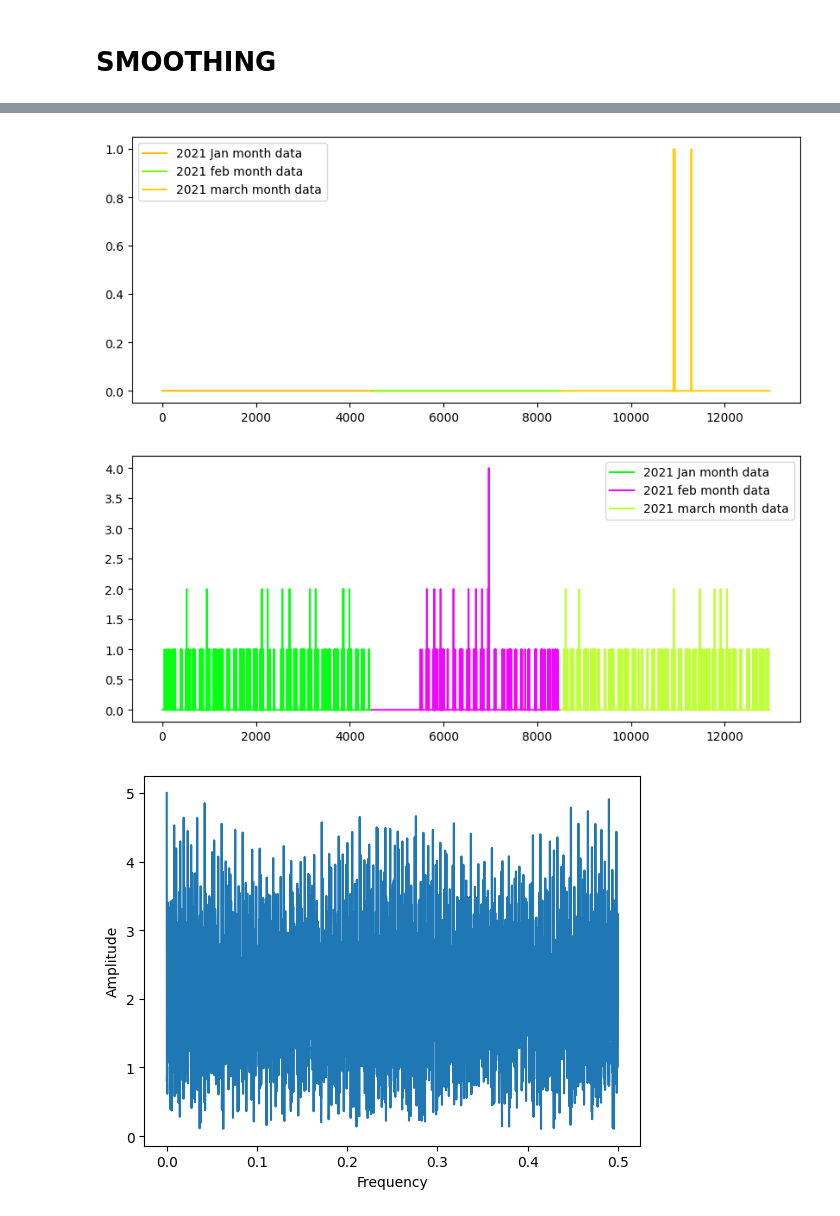
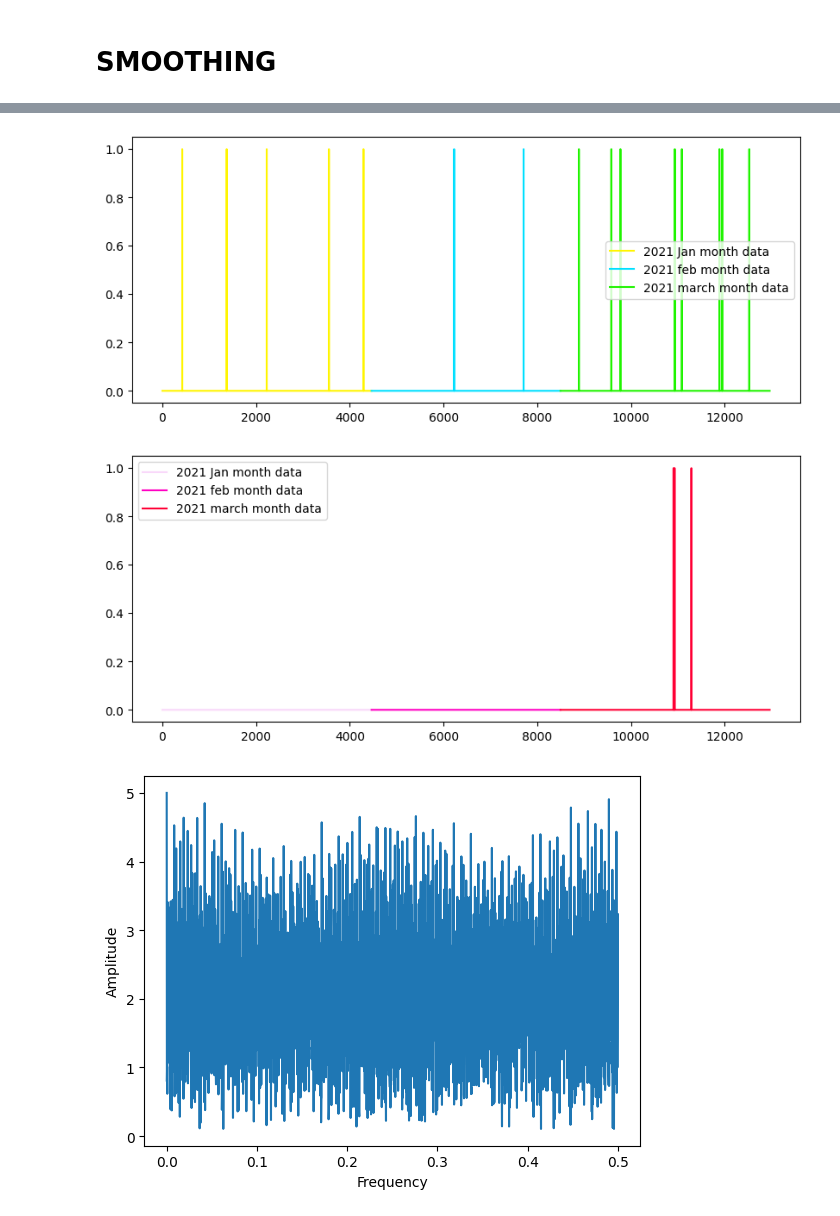
Before and after one commit to SoftwareApplicatiokn/newyork_taxi, a Jupyter notebook: taxi2020.ipynb, the cells around one changed output, grey strips where cells are left out. Cells and saved outputs as stored; diff of their text form; code cells hidden in the pictures.

```diff
--- a/taxi2020.ipynb
+++ b/taxi2020.ipynb
@@ -596,7 +637,7 @@ Final groupbying..
 # we got an observation that there are some pickpbins that doesnt have any pickups
 def return_unq_pickup_bins(frame):
     values = []
-    for i in range(1,266):
+    for i in range(1,70):
         new = frame[frame['PULocationID'] == i]
         list_unq = list(set(new['pickup_bins']))
         list_unq.sort()
@@ -617,7 +658,7 @@ mar_2021_unique = return_unq_pickup_bins(mar_2021_frame)
 # %%
 # 31일 * 24시간 * 60분 / 10분 = 4464
 # 최대가 4464겠지
-for i in range(1, 266):
+for i in range(1, 70):
     print(i, "번째 구역에서 10분 간격안에 픽업 데이터가 없는 경우의 개수", 4464-len(set(jan_2020_unique[i-1])))
     print("-"* 60)
 # %% [output]
@@ -645,7 +686,7 @@ for i in range(1, 266):
 def fill_missing(count_values, values):
     smoothed_regions = []
     ind = 0
-    for r in range(1, 266): # 각 구역마다
+    for r in range(1, 70): # 각 구역마다
         smoothed_bins = []
         for i in range(4464):
             if i in values[r-1]: # interval 안에 탑승 기록이 있으면
@@ -757,7 +798,7 @@ regions_cum = []
 # that are happened for three months in 2021 data
 
 # i -> i-1, i+1 -> i
-for i in range(1,266):
+for i in range(1,70):
     regions_cum.append(jan_2021_smooth[4464*(i-1):4464*i]+feb_2021_smooth[4032*(i-1):4032*i]+mar_2021_smooth[4464*(i-1):4464*i])
 
 # print(len(regions_cum))
@@ -775,20 +816,20 @@ print(len(regions_cum[0]))
 # %%
 def uniqueish_color():
     """There're better ways to generate unique colors, but this isn't awful."""
     return plt.cm.gist_ncar(np.random.random())
 first_x = list(range(0,4464))
 second_x = list(range(4464,8496))
 third_x = list(range(8496,12960))
 for i in range(1, 3):
     plt.figure(figsize=(10,4))
-    plt.plot(first_x,regions_cum[i][:4464], color=uniqueish_color(), label='2021 Jan month data')
-    plt.plot(second_x,regions_cum[i][4464:8496], color=uniqueish_color(), label='2021 feb month data')
-    plt.plot(third_x,regions_cum[i][8496:], color=uniqueish_color(), label='2021 march month data')
+    plt.plot(first_x,regions_cum[i-1][:4464], color=uniqueish_color(), label='2021 Jan month data')
+    plt.plot(second_x,regions_cum[i-1][4464:8496], color=uniqueish_color(), label='2021 feb month data')
+    plt.plot(third_x,regions_cum[i-1][8496:], color=uniqueish_color(), label='2021 march month data')
     plt.legend()
     plt.show()
 # %% [output]
-[figure, old version]
+[figure, new version]
-[figure, old version]
+[figure, new version]
 # %%
 # getting peaks: https://blog.ytotech.com/2015/11/01/findpeaks-in-python/
 # read more about fft function : https://docs.scipy.org/doc/numpy/reference/generated/numpy.fft.fft.html
```
Also changed, not shown: parts of 64 cells of this notebook, 1 other file.
